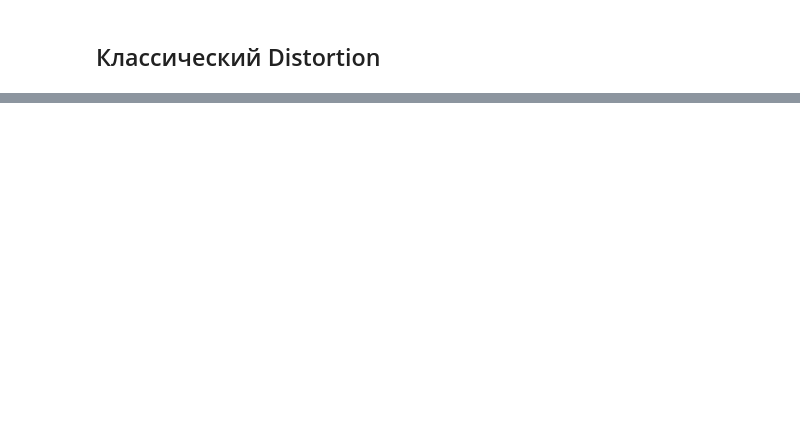
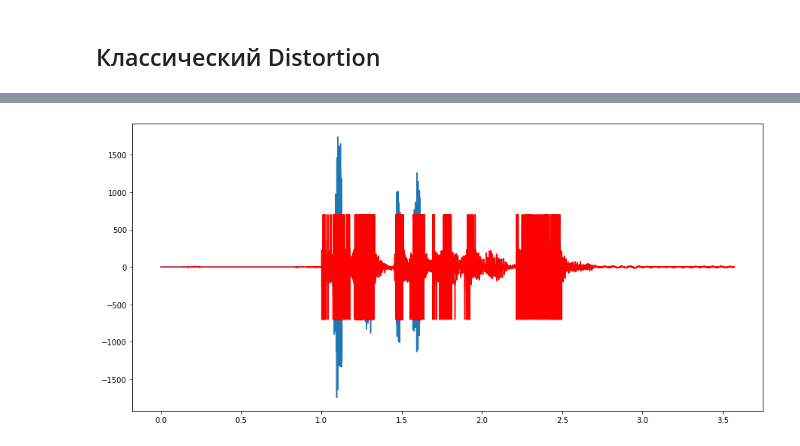
Before and after one commit to dmitrikuz/math_packages, a Jupyter notebook: lab1/main.ipynb, the cells around one changed output, grey strips where cells are left out. Drawn from its saved outputs; the diff is of its cells as text; code cells hidden in the pictures; blank space fills up the shorter version.

```diff
--- a/lab1/main.ipynb
+++ b/lab1/main.ipynb
@@ -155,3 +160,10 @@ wavfile.write('distorted.wav', samplerate, distorted)
 ipd.Audio('distorted.wav')
 # %% [output]
 [interactive output not drawn]
+# %%
+plt.figure(figsize=(15, 7))
+plt.plot(time, data)
+plt.plot(time, distorted, color='red')
+plt.show()
+# %% [output]
+[figure, added]
```
Also changed, not shown: parts of 3 cells of this notebook.
